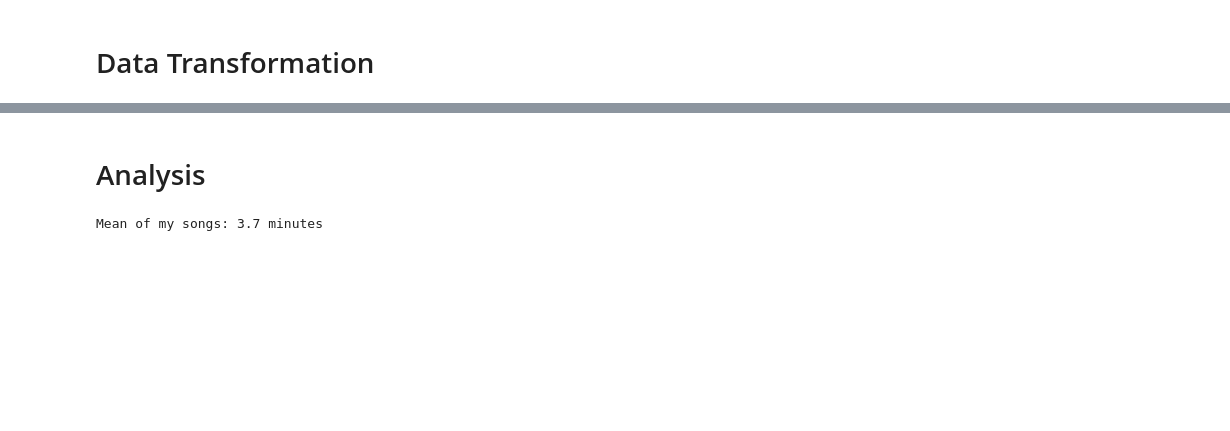
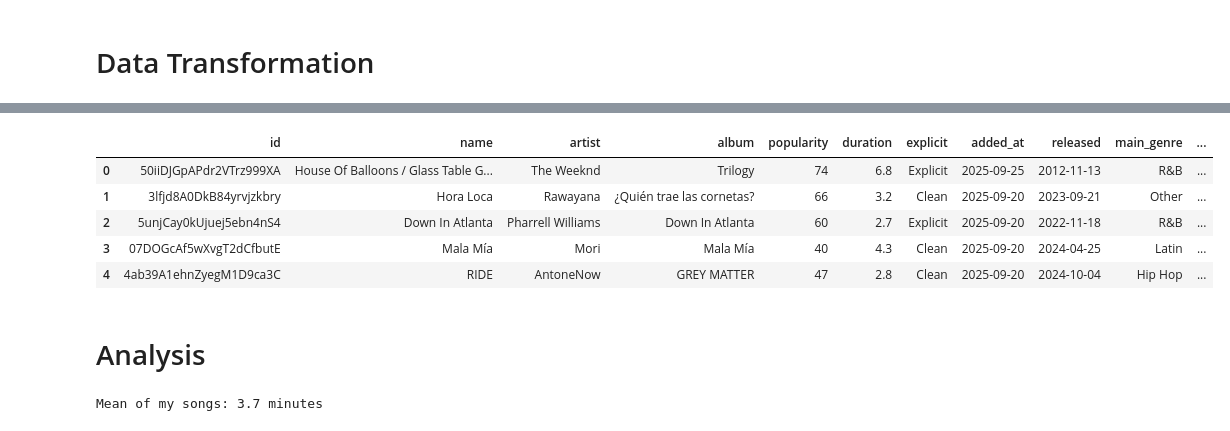
Before and after one commit to Zurita02/Spotify-EDA, a Jupyter notebook: spotify.ipynb, the cells around one changed output, grey strips where cells are left out. Cells and saved outputs as stored; diff of their text form; code cells hidden in the pictures; blank space fills up the shorter version.

```diff
--- a/spotify.ipynb
+++ b/spotify.ipynb
@@ -459,0 +461,13 @@ df_likes.head()
+# %%
+# Creating column realese_decade
+
+df_likes['release_decade'] = (df_likes['released'].dt.year // 10) * 10
+
+df_likes.head()
+# %% [output]
+|  | id | name | artist | album | popularity | duration | explicit | added_at | released | main_genre | ... |
+| 0 | 50iiDJGpAPdr2VTrz999XA | House Of Balloons / Glass Table G... | The Weeknd | Trilogy | 74 | 6.8 | Explicit | 2025-09-25 | 2012-11-13 | R&B | ... |
+| 1 | 3lfjd8A0DkB84yrvjzkbry | Hora Loca | Rawayana | ¿Quién trae las cornetas? | 66 | 3.2 | Clean | 2025-09-20 | 2023-09-21 | Other | ... |
+| 2 | 5unjCay0kUjuej5ebn4nS4 | Down In Atlanta | Pharrell Williams | Down In Atlanta | 60 | 2.7 | Explicit | 2025-09-20 | 2022-11-18 | R&B | ... |
+| 3 | 07DOGcAf5wXvgT2dCfbutE | Mala Mía | Mori | Mala Mía | 40 | 4.3 | Clean | 2025-09-20 | 2024-04-25 | Latin | ... |
+| 4 | 4ab39A1ehnZyegM1D9ca3C | RIDE | AntoneNow | GREY MATTER | 47 | 2.8 | Clean | 2025-09-20 | 2024-10-04 | Hip Hop | ... |
```
Also changed, not shown: parts of 22 cells of this notebook, 1 other file.
